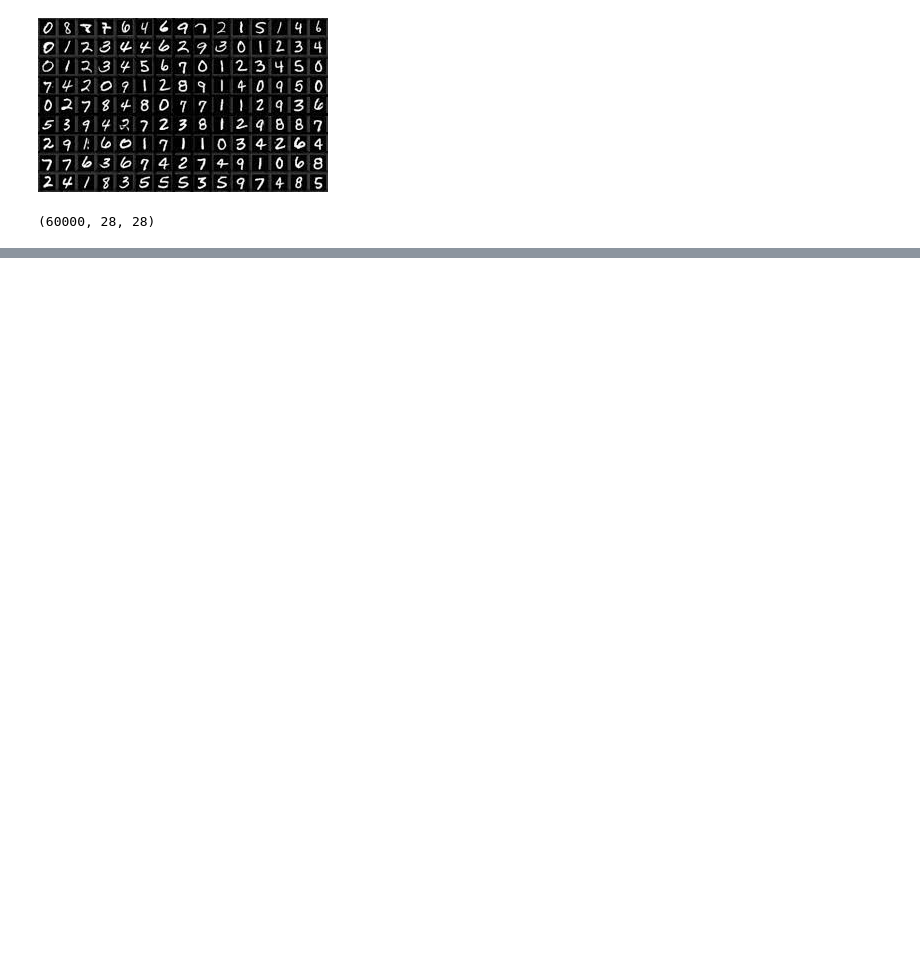
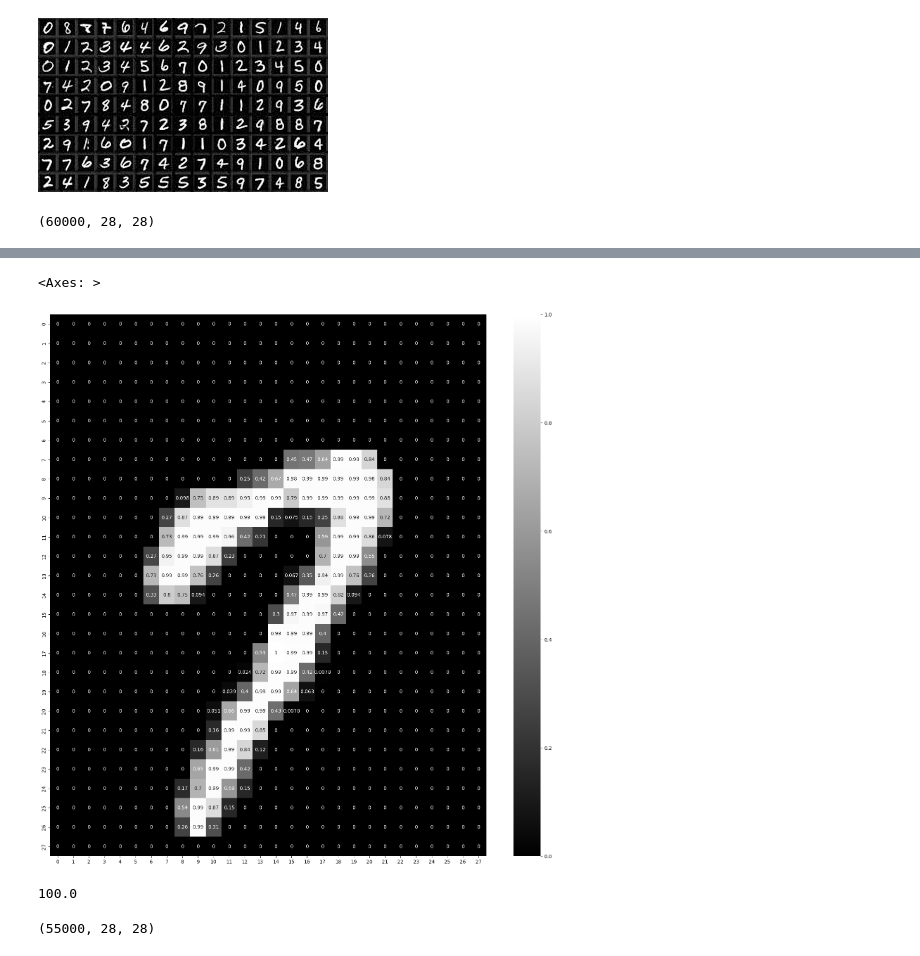
Before and after one commit to syedshahlal/Understanding_Computer_Vision, a Jupyter notebook: Transfer_learning.ipynb, the cells around one changed output, grey strips where cells are left out. Cells and saved outputs as stored; diff of their text form; code cells hidden in the pictures; blank space fills up the shorter version.

```diff
--- a/Transfer_learning.ipynb
+++ b/Transfer_learning.ipynb
@@ -38,0 +36,14 @@ array([[  0,   0,   0,   0,   0,   0,   0,   0,   0,   0,   0,   0,   0,
+# %%
+plt.figure(figsize=(20,20))
+sns.heatmap((X_train_full[15])/255, annot=True, cmap='gray')
+# %% [output]
+<Axes: >
+[figure, added]
+# %%
+1e+02
+# %% [output]
+100.0
+# %%
+X_train_full[5000:].shape
+# %% [output]
+(55000, 28, 28)
```
Also changed, not shown: parts of 16 cells of this notebook.
